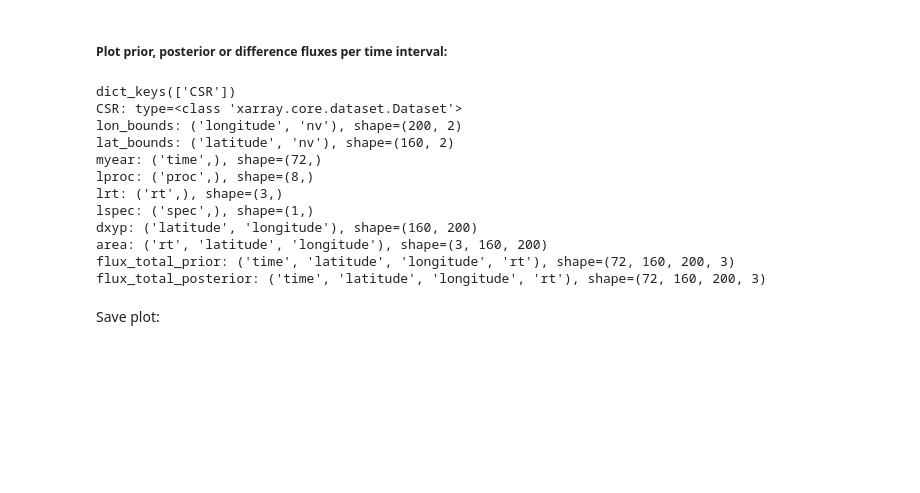
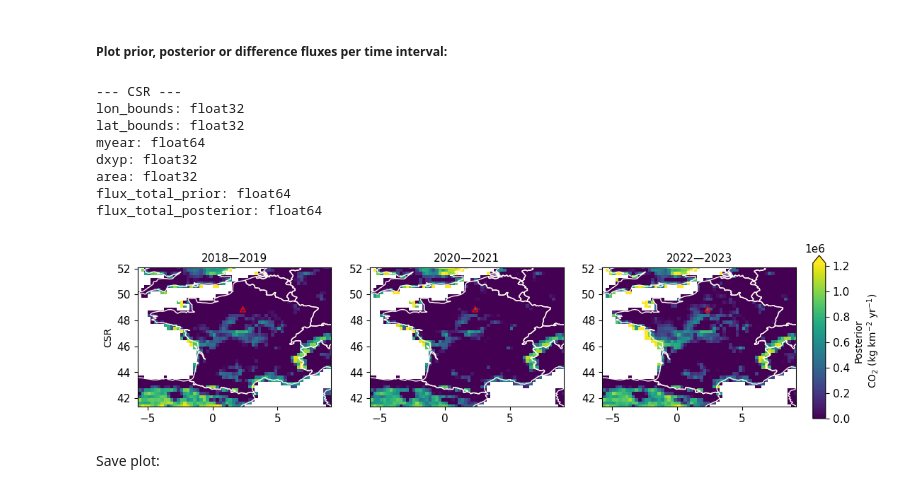
Before and after one commit to mgalkowski/fluxy-mpi-bgc, a Jupyter notebook: mpi-bgc-intern/scripts/PARIS_inversion_results.ipynb, the cells around one changed output. Drawn from its saved outputs; the diff is of its cells as text; code cells hidden in the pictures; blank space fills up the shorter version.

Commit message:
drop 'lproc', 'lrt', 'lspec'

```diff
--- a/mpi-bgc-intern/scripts/PARIS_inversion_results.ipynb
+++ b/mpi-bgc-intern/scripts/PARIS_inversion_results.ipynb
@@ -443,41 +443,31 @@ Save plot:
 ##### Plot prior, posterior or difference fluxes per time interval:
 # %%
 from fluxy.plots.flux_map import plot_flux_map_over_time
+import xarray as xr
 
 region = 'FRA'
 chop_by = 'year' # Time unit of the averaging period (options for 'year', 'month' and 'season').
                  # Alternatively, a list of starting dates can be provided (format '2018-01-01') or a list of months (e.g., [[1:3], [7:9]])
 dt = 2  # Number of time steps for year and month chop_by options
 var = 'flux_total_posterior'  # Variable to be plotted. Extra options for 'posterior_prior_diff', 'posterior_mean_diff', 'posterior_prior_diff_inversion_grid', 'posterior_mean_diff_inversion_grid'.
 plot_combined = False
 add_sites = False
 add_markers = ['paris']
 set_fluxlim = 'auto' # Set flux colorbar limits: e.g.[0,10]|'auto' ('auto' = 99th percentile of flux_posterior)
 ###################################
-print(ds_all_flux_scaled.keys())
-for key, value in ds_all_flux_scaled.items():
-    print(f"{key}: type={type(value)}")
-ds = ds_all_flux_scaled['CSR']
 
-for var in ds.data_vars:
-    print(f"{var}: {ds[var].dims}, shape={ds[var].shape}")
-
-
-#fig = plot_flux_map_over_time(ds_all_flux_scaled, var, species,region,config_data, model_labels, chop_by=chop_by, dt=dt,
-                             # plot_combined=plot_combined, add_sites=add_sites, add_markers=add_markers, set_fluxlim = set_fluxlim)
+fig = plot_flux_map_over_time(ds_all_flux_scaled, var, species,region,config_data, model_labels, chop_by=chop_by, dt=dt,
+                              plot_combined=plot_combined, add_sites=add_sites, add_markers=add_markers, set_fluxlim = set_fluxlim)
 # %% [output]
-dict_keys(['CSR'])
-CSR: type=<class 'xarray.core.dataset.Dataset'>
-lon_bounds: ('longitude', 'nv'), shape=(200, 2)
-lat_bounds: ('latitude', 'nv'), shape=(160, 2)
-myear: ('time',), shape=(72,)
-lproc: ('proc',), shape=(8,)
-lrt: ('rt',), shape=(3,)
-lspec: ('spec',), shape=(1,)
-dxyp: ('latitude', 'longitude'), shape=(160, 200)
-area: ('rt', 'latitude', 'longitude'), shape=(3, 160, 200)
-flux_total_prior: ('time', 'latitude', 'longitude', 'rt'), shape=(72, 160, 200, 3)
-flux_total_posterior: ('time', 'latitude', 'longitude', 'rt'), shape=(72, 160, 200, 3)
+--- CSR ---
+lon_bounds: float32
+lat_bounds: float32
+myear: float64
+dxyp: float32
+area: float32
+flux_total_prior: float64
+flux_total_posterior: float64
+[figure, added]
 # %% [markdown]
 Save plot:
 # %%
```
Also changed, not shown: parts of 2 cells of this notebook, 2 other files.
